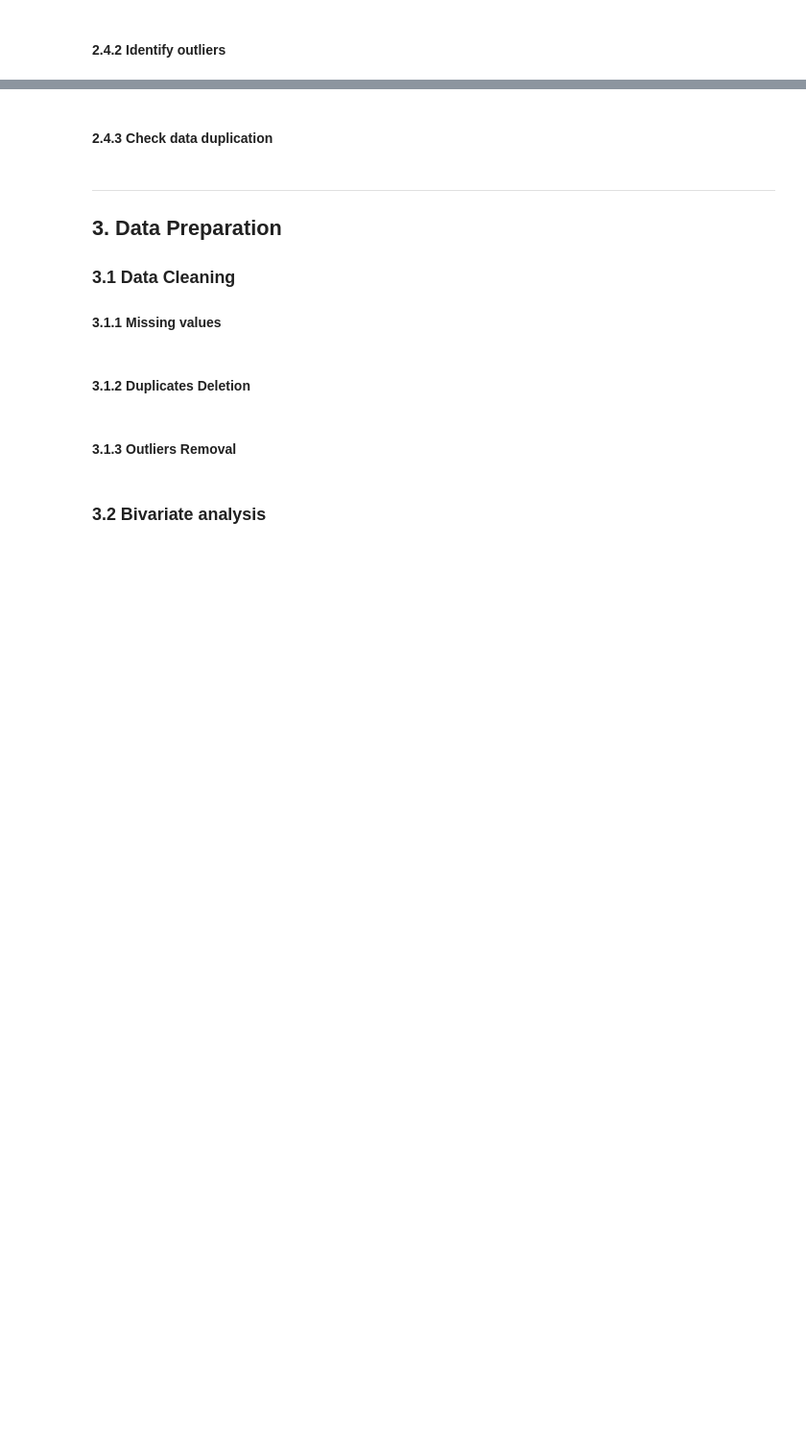
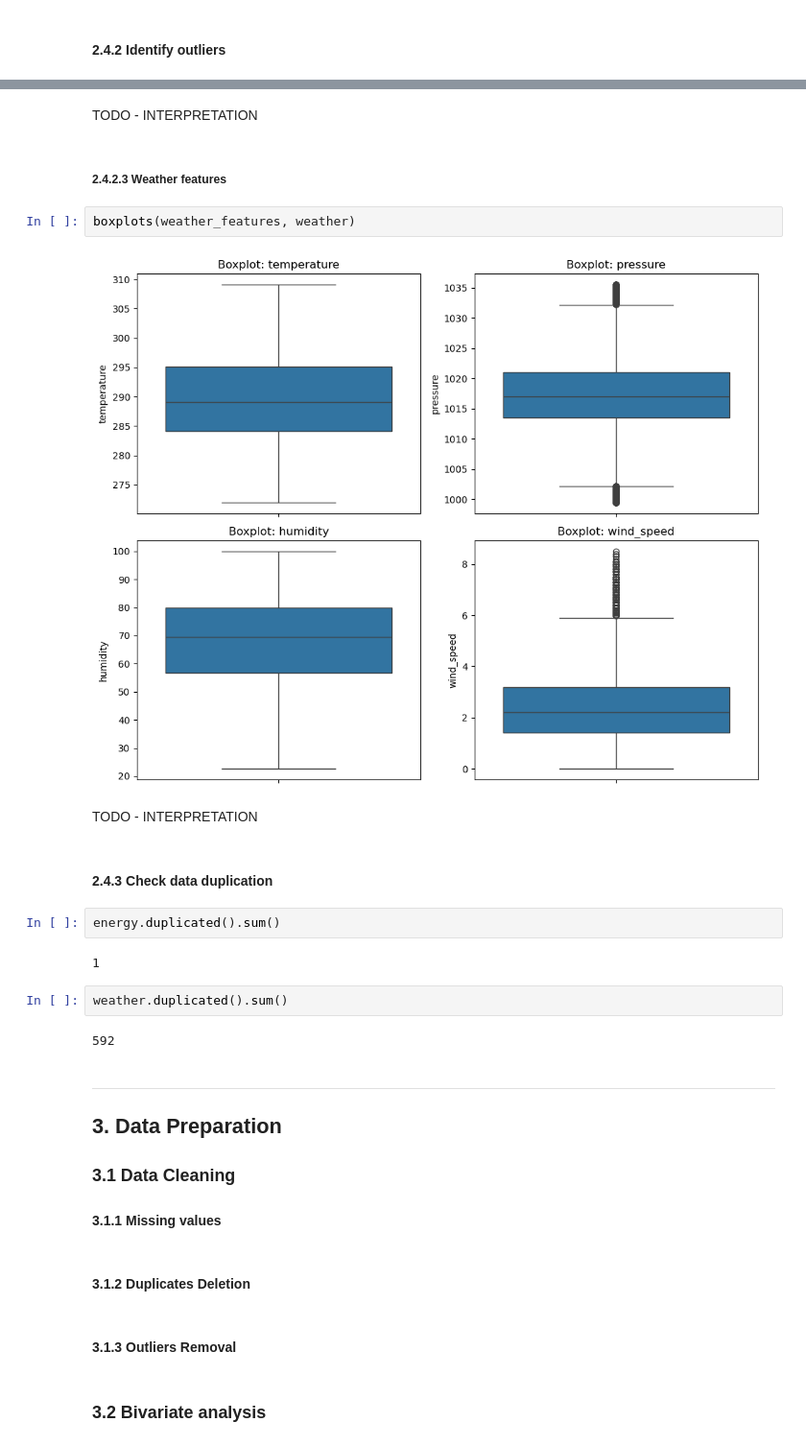
Before and after one commit to matowaty/MINDD_project, a Jupyter notebook: project_2/project2.ipynb, the cells around one changed output, grey strips where cells are left out. Shown at 96% size. Drawn from its saved outputs; the diff is of its cells as text; blank space fills up the shorter version.

```diff
--- a/project_2/project2.ipynb
+++ b/project_2/project2.ipynb
@@ -135,5 +292,23 @@ The boxplot shows presence of many outliers in the dataset
+# %% [markdown]
+TODO - INTERPRETATION
+# %% [markdown]
+##### 2.4.2.3 Weather features
+# %%
+boxplots(weather_features, weather)
+# %% [output]
+[figure, added]
+# %% [markdown]
+TODO - INTERPRETATION
 # %% [markdown]
 #### 2.4.3 Check data duplication
+# %%
+energy.duplicated().sum()
+# %% [output]
+1
+# %%
+weather.duplicated().sum()
+# %% [output]
+592
 # %% [markdown]
 ---
 ## 3. Data Preparation
```
Also changed, not shown: parts of 25 cells of this notebook, 1 other file.
